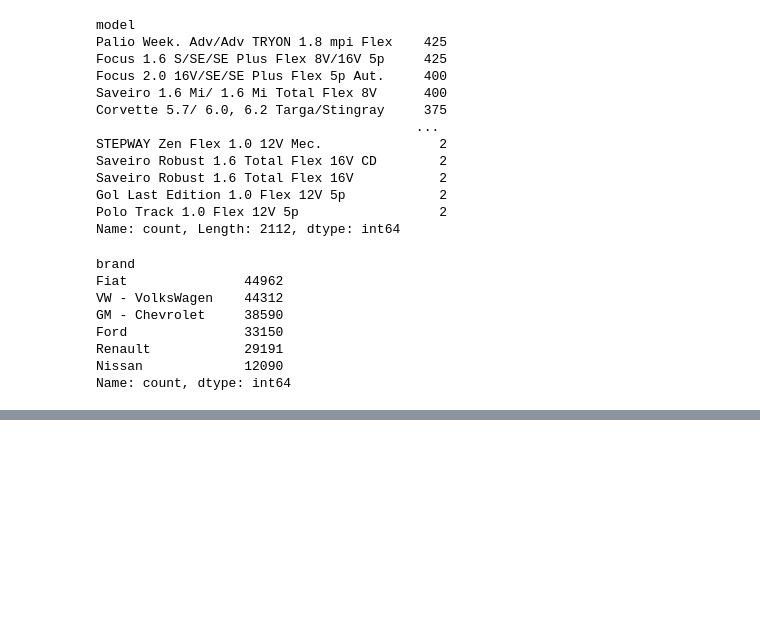
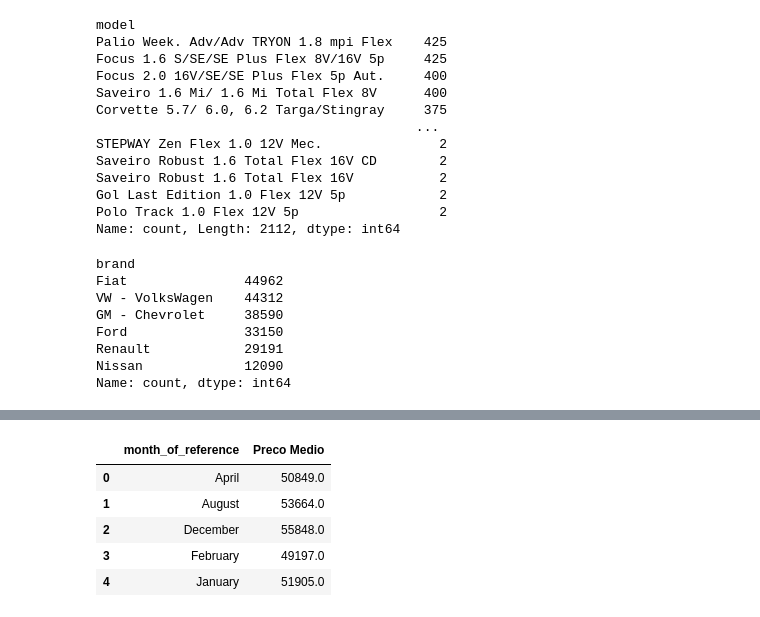
Before and after one commit to Equipe16-IAA/IAA002-TrabalhoFinal, a Jupyter notebook: 1 Analise exploratoria Daniel.ipynb, the cells around one changed output, grey strips where cells are left out. Saved outputs shown, nothing was run; the diff lists cells and outputs as text; code cells hidden in the pictures; blank space fills up the shorter version.

```diff
--- a/1 Analise exploratoria Daniel.ipynb
+++ b/1 Analise exploratoria Daniel.ipynb
@@ -177,0 +219,11 @@ Name: count, dtype: int64
+# %%
+# Utilizando a função reset_index para criar uma ordem e facilitar a criação do gráfico
+media_vendas_mes = media_vendas_mes.reset_index(name='Preco Medio')
+media_vendas_mes.head()
+# %% [output]
+|  | month_of_reference | Preco Medio |
+| 0 | April | 50849.0 |
+| 1 | August | 53664.0 |
+| 2 | December | 55848.0 |
+| 3 | February | 49197.0 |
+| 4 | January | 51905.0 |
```
Also changed, not shown: parts of 9 cells of this notebook.
